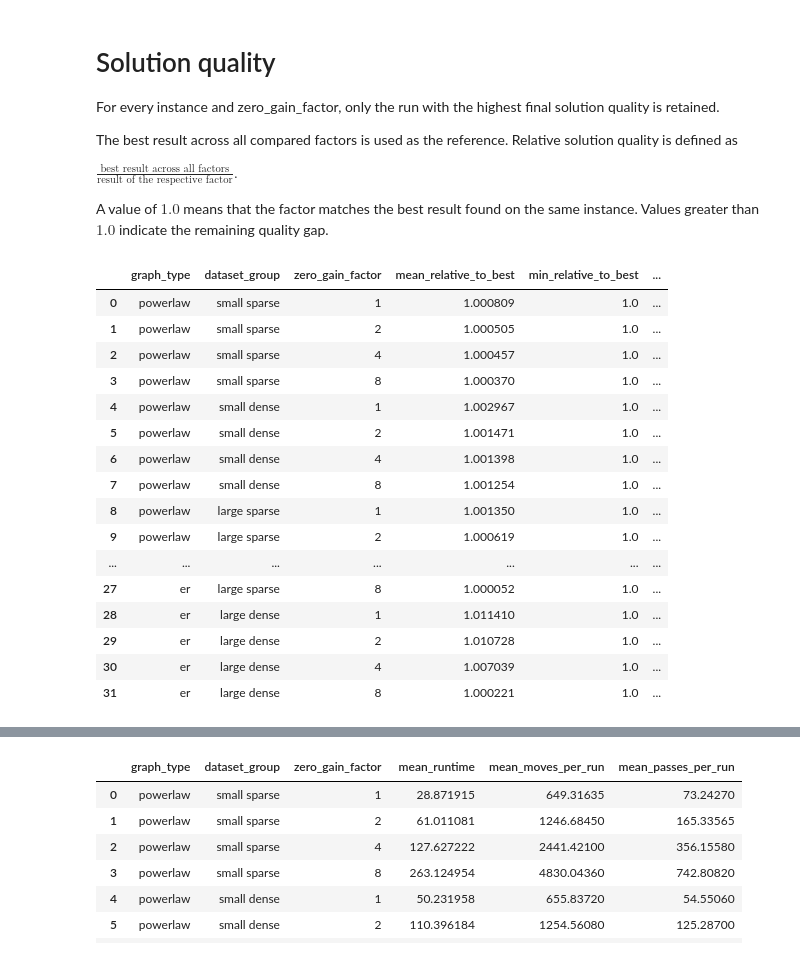
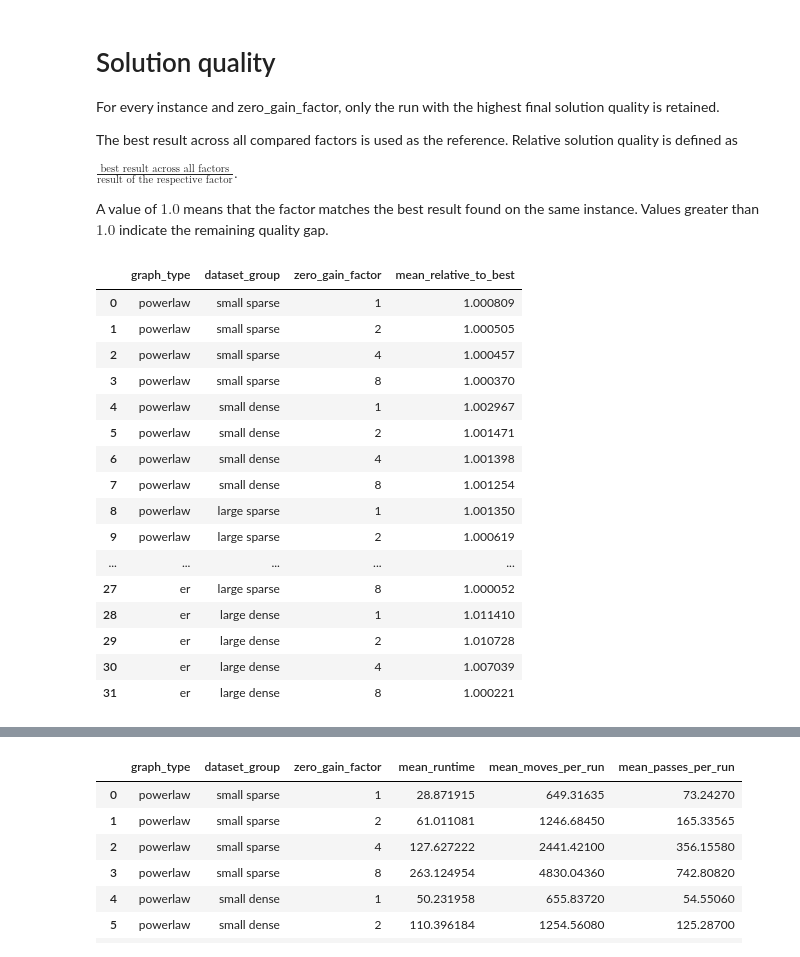
Before and after one commit to lulufka/dense_graph_partition, a Jupyter notebook: notebooks/experiment2/zero_gain_limit_analysis.ipynb, the cells around one changed output, grey strips where cells are left out. Drawn from its saved outputs; the diff is of its cells as text; code cells hidden in the pictures.

```diff
--- a/notebooks/experiment2/zero_gain_limit_analysis.ipynb
+++ b/notebooks/experiment2/zero_gain_limit_analysis.ipynb
@@ -30,9 +29,7 @@ plt.style.use("default")
 ZERO_GAIN_FACTORS = [1, 2, 4, 8]
 
 PLATEAU_STEPS = 4
-PLATEAU_PIPELINE = ",".join(
-    ["move_plateau"] * PLATEAU_STEPS
-)
+PLATEAU_PIPELINE = ",".join(["move_plateau"] * PLATEAU_STEPS)
 
 GRAPH_ORDER = ["powerlaw", "er"]
 
@@ -43,6 +40,13 @@ DATASET_ORDER = [
     "large dense",
 ]
 
-RESULTS_DIR = Path("../results/experiment2/zero_gain_limit")
+GRAPH_TYPE_LABELS = {
+    "powerlaw": "Powerlaw",
+    "er": "Erdős–Rényi",
+}
 
+RESULTS_DIR = Path("../../results/experiment2/zero_gain_limit")
 RAW_RESULTS_FILE = RESULTS_DIR / "raw_results.csv"
+
+PLOTS_DIR = RESULTS_DIR.parents[1] / "plots"
+PLOTS_DIR.mkdir(parents=True, exist_ok=True)
@@ -230,41 +108,47 @@ if density_table.isna().any().any():
 # %%
+instance_keys = [
+    "graph_type",
+    "dataset_group",
+    "dataset",
+    "instance",
+]
+
+density_table = best_runs.pivot_table(
+    index=instance_keys,
+    columns="zero_gain_factor",
+    values="final_density",
+    observed=True,
+)[ZERO_GAIN_FACTORS]
+
 best_per_instance = density_table.max(axis=1)
 
 relative_to_best = density_table.rdiv(best_per_instance, axis=0)
 
-relative_quality_summary = (
+quality_summary = (
     relative_to_best
-    .groupby(
-        level=["graph_type", "dataset_group"]
-    )
-    .agg(["mean", "min", "max"])
-    .stack(level=0, future_stack=True)
+    .groupby(level=["graph_type", "dataset_group"])
+    .mean()
+    .stack()
+    .rename("mean_relative_to_best")
     .reset_index()
-    .rename(
-        columns={
-            "mean": "mean_relative_to_best",
-            "min": "min_relative_to_best",
-            "max": "max_relative_to_best",
-        }
-    )
 )
 
-relative_quality_summary
+quality_summary
 # %% [output]
-|  | graph_type | dataset_group | zero_gain_factor | mean_relative_to_best | min_relative_to_best | ... |
-| 0 | powerlaw | small sparse | 1 | 1.000809 | 1.0 | ... |
-| 1 | powerlaw | small sparse | 2 | 1.000505 | 1.0 | ... |
-| 2 | powerlaw | small sparse | 4 | 1.000457 | 1.0 | ... |
-| 3 | powerlaw | small sparse | 8 | 1.000370 | 1.0 | ... |
-| 4 | powerlaw | small dense | 1 | 1.002967 | 1.0 | ... |
-| 5 | powerlaw | small dense | 2 | 1.001471 | 1.0 | ... |
-| 6 | powerlaw | small dense | 4 | 1.001398 | 1.0 | ... |
-| 7 | powerlaw | small dense | 8 | 1.001254 | 1.0 | ... |
-| 8 | powerlaw | large sparse | 1 | 1.001350 | 1.0 | ... |
-| 9 | powerlaw | large sparse | 2 | 1.000619 | 1.0 | ... |
-| ... | ... | ... | ... | ... | ... | ... |
-| 27 | er | large sparse | 8 | 1.000052 | 1.0 | ... |
-| 28 | er | large dense | 1 | 1.011410 | 1.0 | ... |
-| 29 | er | large dense | 2 | 1.010728 | 1.0 | ... |
-| 30 | er | large dense | 4 | 1.007039 | 1.0 | ... |
-| 31 | er | large dense | 8 | 1.000221 | 1.0 | ... |
+|  | graph_type | dataset_group | zero_gain_factor | mean_relative_to_best |
+| 0 | powerlaw | small sparse | 1 | 1.000809 |
+| 1 | powerlaw | small sparse | 2 | 1.000505 |
+| 2 | powerlaw | small sparse | 4 | 1.000457 |
+| 3 | powerlaw | small sparse | 8 | 1.000370 |
+| 4 | powerlaw | small dense | 1 | 1.002967 |
+| 5 | powerlaw | small dense | 2 | 1.001471 |
+| 6 | powerlaw | small dense | 4 | 1.001398 |
+| 7 | powerlaw | small dense | 8 | 1.001254 |
+| 8 | powerlaw | large sparse | 1 | 1.001350 |
+| 9 | powerlaw | large sparse | 2 | 1.000619 |
+| ... | ... | ... | ... | ... |
+| 27 | er | large sparse | 8 | 1.000052 |
+| 28 | er | large dense | 1 | 1.011410 |
+| 29 | er | large dense | 2 | 1.010728 |
+| 30 | er | large dense | 4 | 1.007039 |
+| 31 | er | large dense | 8 | 1.000221 |
```
Also changed, not shown: parts of 28 cells of this notebook, 8 other files.
